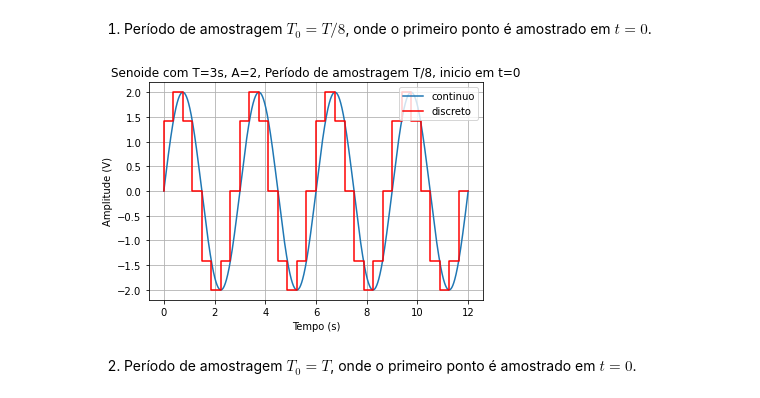
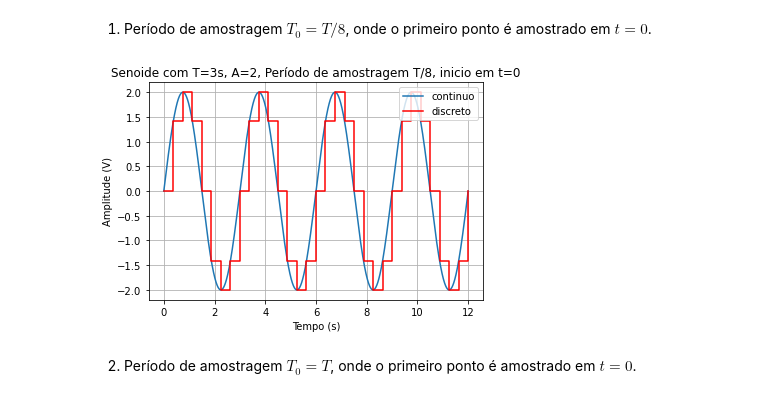
Before and after one commit to vgrassi/sel0620, a Jupyter notebook: sel0620_tarefa1_python.ipynb, the cells around one changed output. Drawn from its saved outputs; the diff is of its cells as text; code cells hidden in the pictures.

```diff
--- a/sel0620_tarefa1_python.ipynb
+++ b/sel0620_tarefa1_python.ipynb
@@ -52,22 +54,22 @@ def plota_senoide_continua(A=2,T=3,t_start=0,t_end=12):
 # %%
 # Plotar a senoide continua
 plota_senoide_continua(A,T,t_start,t_end)
 
 # Simular um processo de amostragem com período de amostragem T0 = T/8
 T0 = T/8;
 t2 = np.arange(t_start,t_end+T0,T0) # instantes de tempo em que ocorre a discretização
 y2 = A*np.sin(2*pi*t2/T);
-plt.step(t2,y2,'r')
+plt.step(t2,y2,'r',where='post')
 
 # Formatar gráfico
 plt.ylabel('Amplitude (V)')
 plt.xlabel('Tempo (s)')
 plt.legend(['continuo','discreto'], loc='upper right')
 plt.title("Senoide com T=3s, A=2, Período de amostragem T/8, inicio em t=0")
 plt.grid(True)
 #plt.axis([0,12,-2,2])
 # %% [output]
-[figure, old version]
+[figure, new version]
 # %% [markdown]
 2.   Período de amostragem $T_0 = T$, onde o primeiro ponto é amostrado em $t = 0$.
 # %%
```
Also changed, not shown: parts of 1 cell of this notebook.
